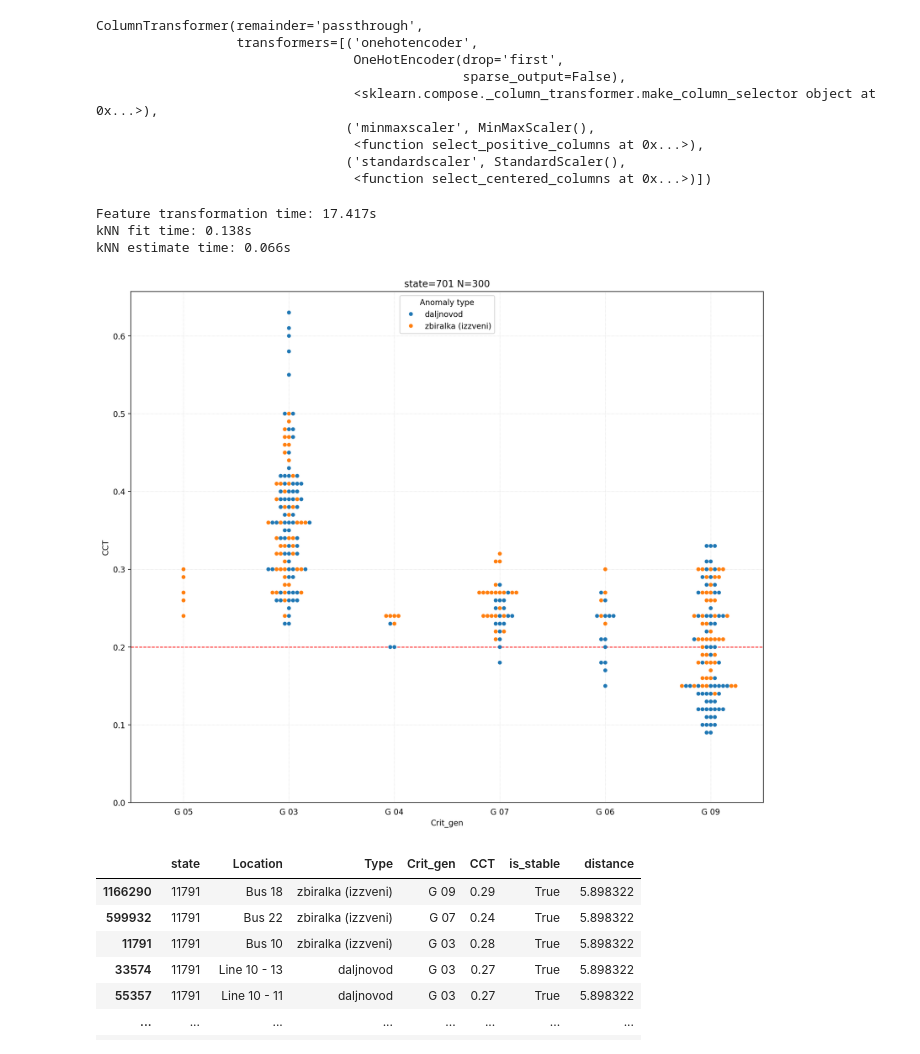
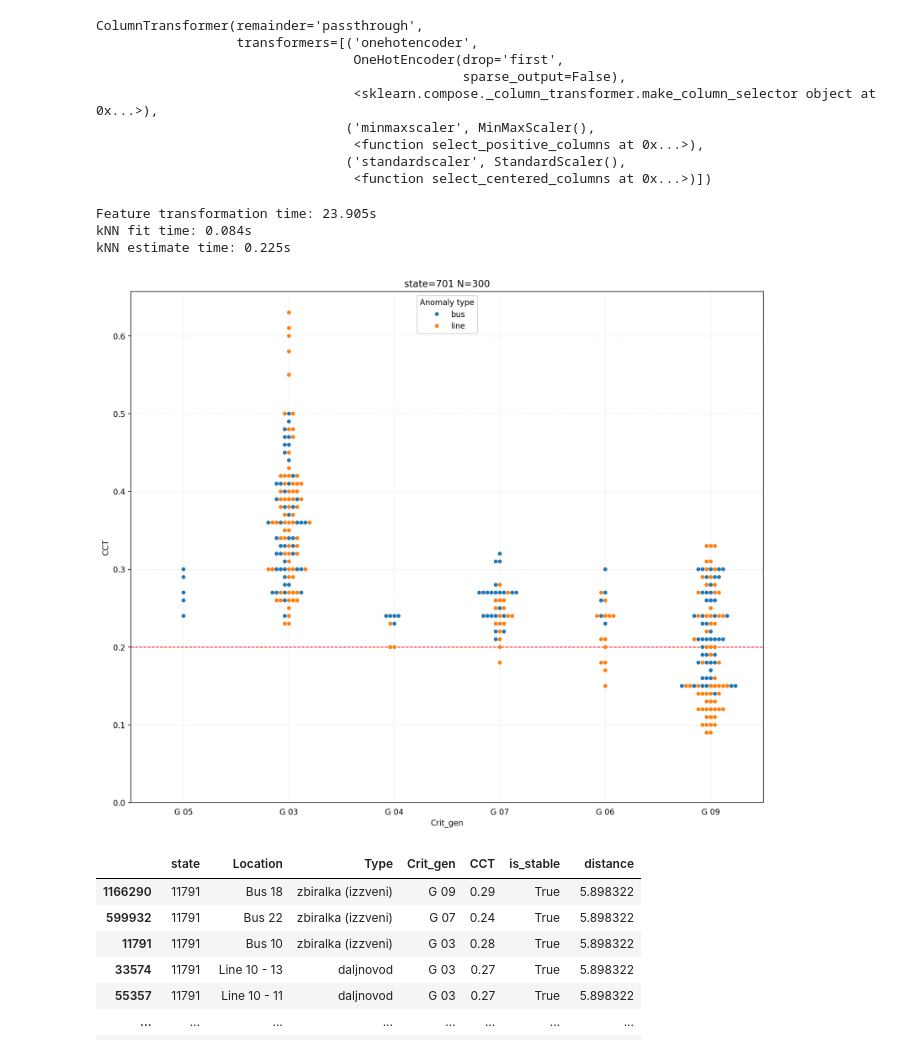
Before and after one commit to sensorlab/AI-ASSIST, a Jupyter notebook: reports/10_tsa_analysis.ipynb, the cells around one changed output. Drawn from its saved outputs; the diff is of its cells as text; code cells hidden in the pictures.

```diff
--- a/reports/10_tsa_analysis.ipynb
+++ b/reports/10_tsa_analysis.ipynb
@@ -110,38 +107,39 @@ with joblib.parallel_backend("loky", n_jobs=joblib.cpu_count()):
 # Store distance between already seen samples and a new sample.
 neigh = df[trainset_mask].iloc[indices.flatten()].copy()
 neigh["distance"] = distances.flatten()
 
 
 # More verbose type of anomaly used for figures
-sc_types = {0: "zbiralka (izzveni)", 1: "daljnovod"}
+# sc_types = {0: "zbiralka (izzveni)", 1: "daljnovod"}
+sc_types = {0: "bus", 1: "line"}
 neigh["Type"] = neigh["Type"].map(sc_types).astype("category")
 
 assert len(neigh) == n_samples, len(neigh)
 
 
 f, ax = plt.subplots(figsize=(12, 10))
 ax.set_title(f"state={state_id} N={len(neigh)}")
 
 # Compute generator order (x-axis) based on minimum CCT per Crit_gen
 sorted_order = neigh.groupby("Crit_gen", observed=True)["CCT"].min().sort_values(ascending=False).index
 
 # Add horizontal threshold line
 ax.axhline(y=CCT_THRESHOLD, color="red", linestyle="--", linewidth=1)
 
 sns.swarmplot(x="Crit_gen", y="CCT", hue="Type", data=neigh, order=sorted_order, ax=ax, edgecolor="none")
 
 ax.set_ylim(0, None)
 ax.grid(which="major", axis="both", linestyle=":", linewidth=0.5, color="0.8")
 ax.legend(loc="upper center", title="Anomaly type")
 ax.tick_params(axis="x", which="both", bottom=False)
 
 f.tight_layout()
 plt.show()
 # %% [output]
-Feature transformation time: 17.417s
-kNN fit time: 0.138s
-kNN estimate time: 0.066s
+Feature transformation time: 23.905s
+kNN fit time: 0.084s
+kNN estimate time: 0.225s
-[figure, old version]
+[figure, new version]
 # %%
 # Interactive version of UI
 import plotly.express as px
```
Also changed, not shown: parts of 2 cells of this notebook, 29 other files.
